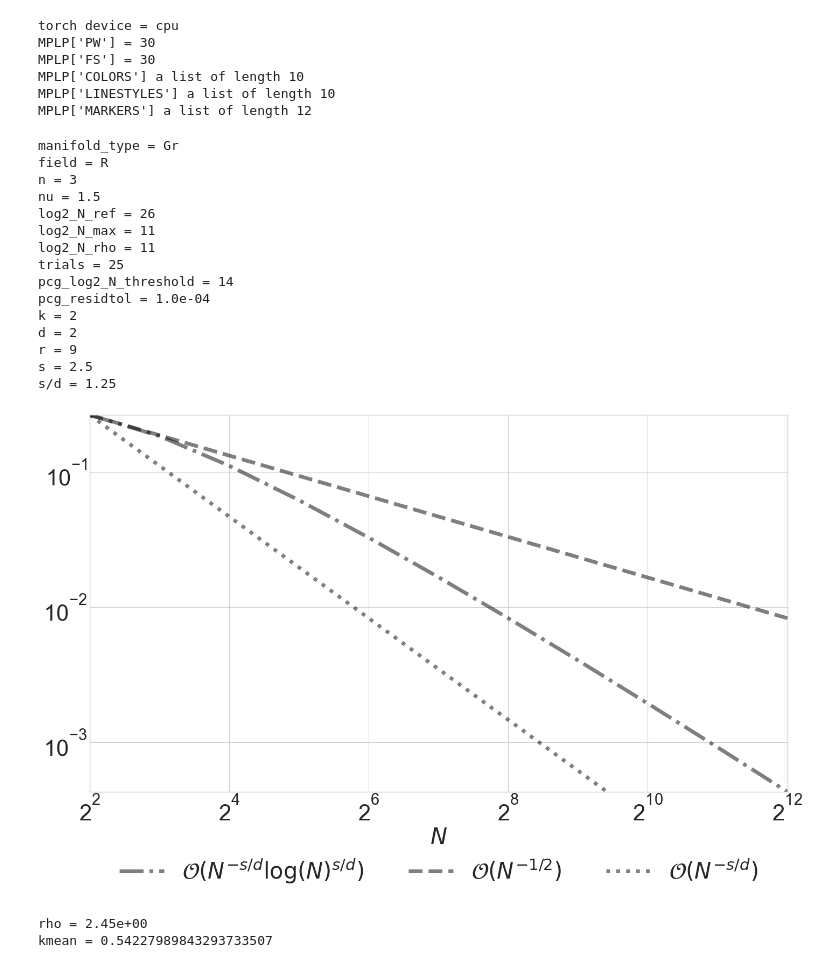
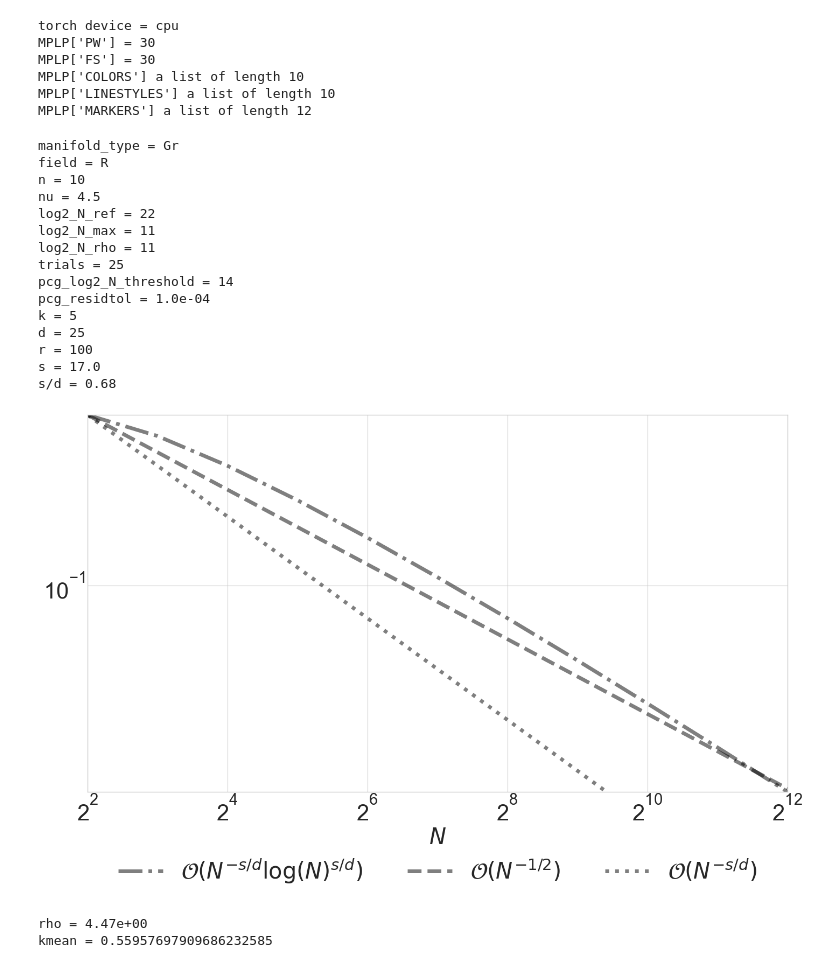
Before and after one commit to alegresor/rmatqmcpy, a Jupyter notebook: docs/examples/opt_rates.matern.ipynb, the cells around one changed output. Saved outputs shown, nothing was run; the diff lists cells and outputs as text; code cells hidden in the pictures.

```diff
--- a/docs/examples/opt_rates.matern.ipynb
+++ b/docs/examples/opt_rates.matern.ipynb
@@ -26,9 +26,9 @@ MPLP['MARKERS'] a list of length 12
 # %%
 manifold_type = "Gr" # Stiefel, Gr, flag, LGr
 field = "R" # R,C,H
-n = 3 # 3,6
-nu = 3/2 # 3/2,9/2
-log2_N_ref = 26 # 26,24
+n = 10 # 3,6
+nu = 9/2 # 3/2,9/2
+log2_N_ref = 22 # 26,24
 log2_N_max = 11
 log2_N_rho = 11
 trials = 25
@@ -67,7 +67,7 @@ if manifold_type=="Stiefel":
         decomp_map = {"default": None, "SVD": rmatqmcpy.rand_Spn_SVD}
     else: raise Exception("invalid field = %s"%field)
 elif manifold_type=="Gr":
-    k = 2
+    k = 5
     print("k = %d"%k)
     if field=="R":
         rand_manifold = lambda *args,**kwargs: rmatqmcpy.rand_Gr_R(*args,k=k,**kwargs)
@@ -138,42 +138,42 @@ s = nu+d/2
 print("d = %d"%d)
 print("r = %d"%r)
 print("s = %s"%s)
 print("s/d = %s"%(s/d))
 fig,ax = pyplot.subplots(nrows=1,ncols=1,figsize=(MPLP["PW"]/2,MPLP["PW"]/2/1.5),sharex=True,sharey=False)
 N_plot = 2**np.arange(2,13)
 primary_trend = N_plot**(-s/d)*np.log(N_plot)**(s/d)
 ax.plot(N_plot,primary_trend,color="k",alpha=0.5,linestyle="dashdot",label=r"$\mathcal{O}(N^{-s/d} \log(N)^{s/d})$")
 ax.set_yscale("log",base=10)
 ax.set_xscale("log",base=2)
 xmin,xmax = [N_plot[0],N_plot[-1]]
 # xmin,xmax = ax.get_xlim()
 ymin,ymax = primary_trend.min(),primary_trend.max()
 # ymin,ymax = ax.get_ylim()
 ax.set_xlim([xmin,xmax])
 ax.set_ylim([ymin,ymax])
 ax.axline([xmin,ymax],[2*xmin,2**(-1/2)*ymax],color="k",alpha=0.5,label=r"$\mathcal{O}(N^{-1/2})$",linestyle="dashed")
 ax.axline([xmin,ymax],[2*xmin,2**(-s/d)*ymax],color="k",alpha=0.5,label=r"$\mathcal{O}(N^{-s/d})$",linestyle="dotted")
 ax.legend(frameon=False,ncols=4,loc="lower center",bbox_to_anchor=(.5,-.3))
 ax.set_xlabel(r"$N$")
 fig.tight_layout()
 del N_plot,primary_trend
 # %% [output]
 manifold_type = Gr
 field = R
-n = 3
-nu = 1.5
-log2_N_ref = 26
+n = 10
+nu = 4.5
+log2_N_ref = 22
 log2_N_max = 11
 log2_N_rho = 11
 trials = 25
 pcg_log2_N_threshold = 14
 pcg_residtol = 1.0e-04
-k = 2
-d = 2
-r = 9
-s = 2.5
-s/d = 1.25
+k = 5
+d = 25
+r = 100
+s = 17.0
+s/d = 0.68
-[figure, old version]
+[figure, new version]
 # %%
 x_ref = rand_manifold(N=2**0,n=n,seed=107,qp_unif_gen=qp.Net)
 y_ref = rand_manifold(N=2**log2_N_ref,n=n,seed=101,qp_unif_gen=qp.Net)
@@ -186,8 +186,8 @@ kmean = kernel(x_ref[:,None,:,:],y_ref[None,:,:,:]).mean().item()
 print("kmean = %.20f"%kmean)
 del x_ref,y_ref,N_rho,fnorms
 # %% [output]
-rho = 2.45e+00
-kmean = 0.54227989843293733507
+rho = 4.47e+00
+kmean = 0.55957697909686232585
 # %%
 genf_ld_optw_decomp = [
     [r"IID $\mathcal{X}$ ~ Equal $\boldsymbol{w}$",     False,      False,      "default"],
```
Also changed, not shown: parts of 3 cells of this notebook.
